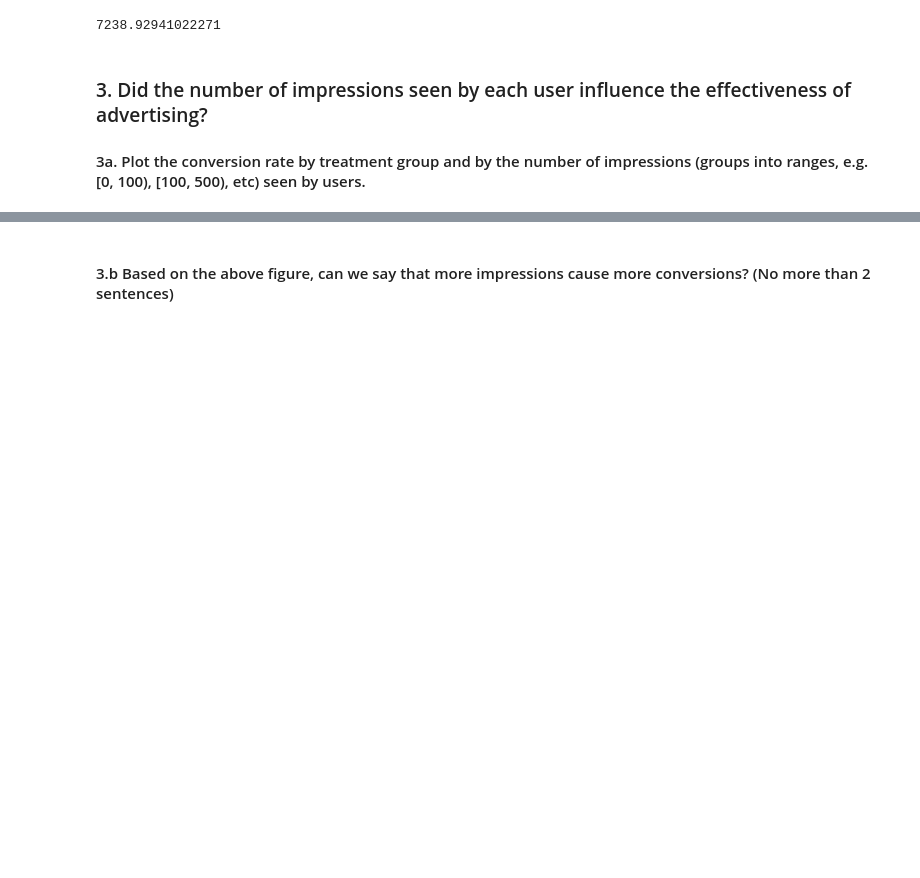
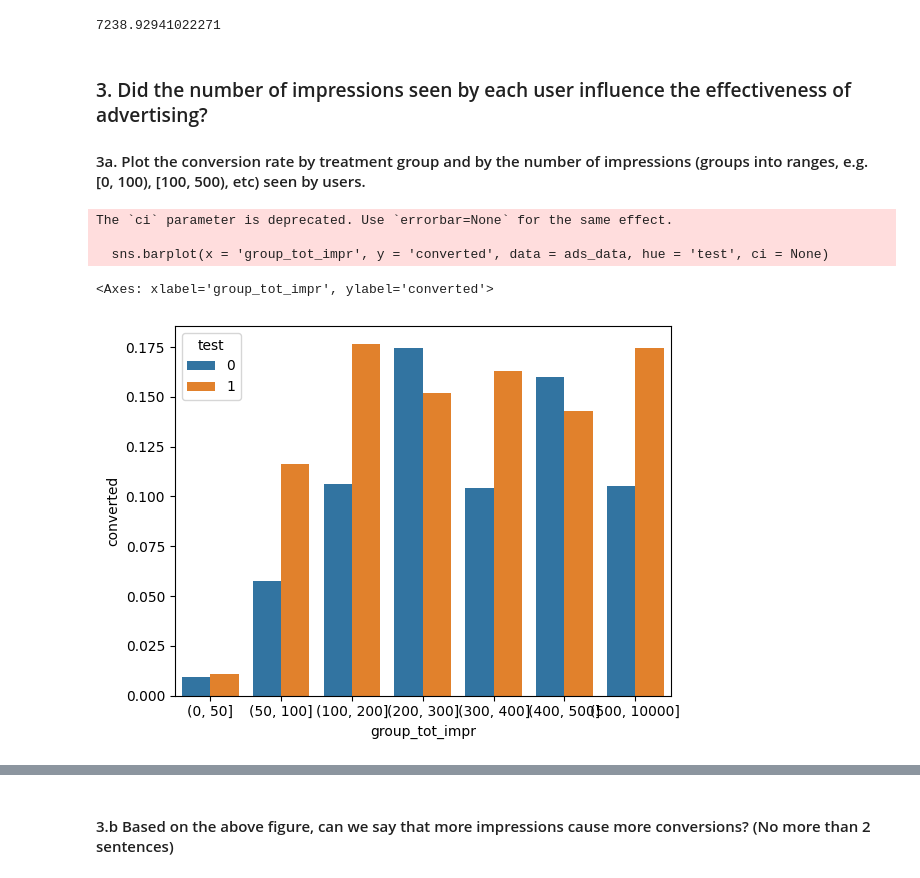
Before and after one commit to christinabrnn/Python-Study, a Jupyter notebook: assignment2.ipynb, the cells around one changed output, grey strips where cells are left out. Saved outputs shown, nothing was run; the diff lists cells and outputs as text; code cells hidden in the pictures; blank space fills up the shorter version.

```diff
--- a/assignment2.ipynb
+++ b/assignment2.ipynb
@@ -140,3 +140,13 @@ opportunity_cost
 bins = pd.IntervalIndex.from_tuples([(0,50), (50,100), (100, 200), (200, 300), (300, 400), (400, 500), (500, 10000)])
 
 ads_data['group_tot_impr'] = pd.cut(ads_data['tot_impr'], bins)
+# %%
+import plotly as plt
+
+sns.barplot(x = 'group_tot_impr', y = 'converted', data = ads_data, hue = 'test', ci = None)
+# %% [output]
+The `ci` parameter is deprecated. Use `errorbar=None` for the same effect.
+
+  sns.barplot(x = 'group_tot_impr', y = 'converted', data = ads_data, hue = 'test', ci = None)
+<Axes: xlabel='group_tot_impr', ylabel='converted'>
+[figure, added]
```
Also changed, not shown: parts of 6 cells of this notebook.
